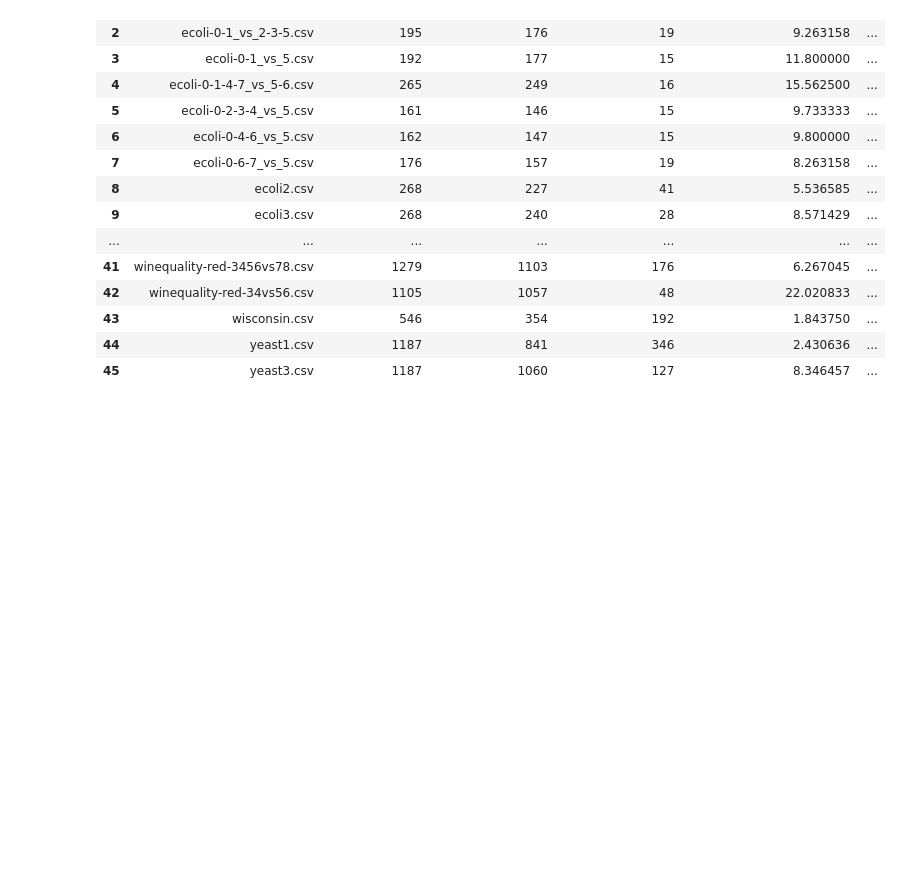
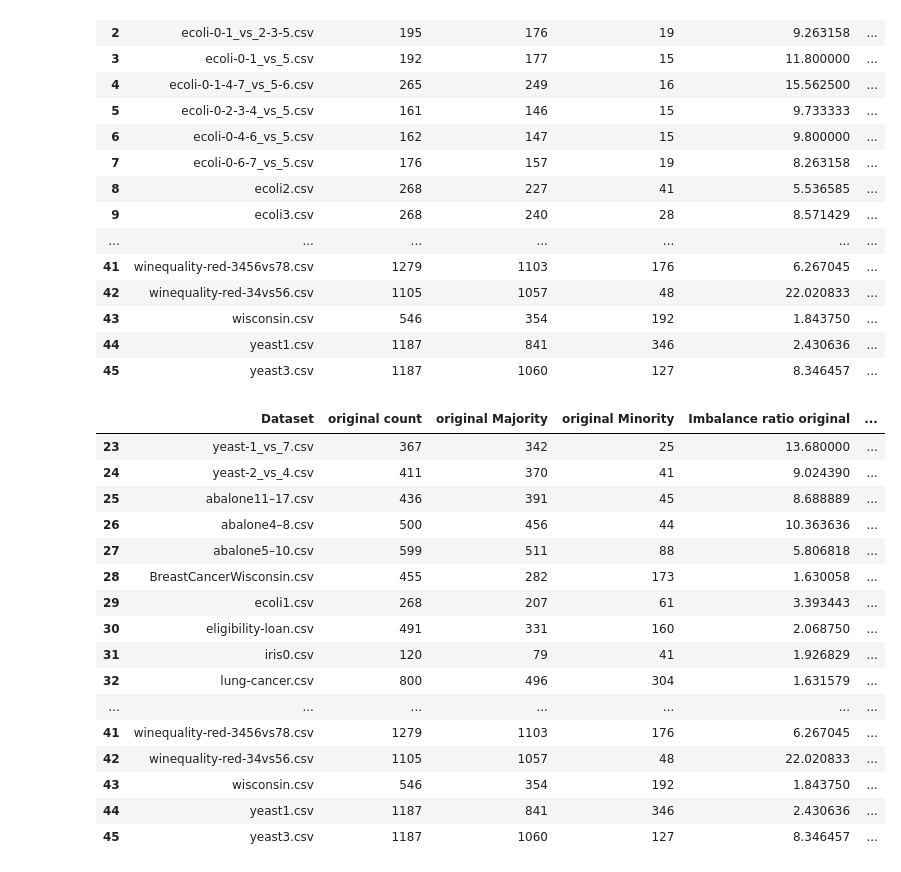
Before and after one commit to doniaagharbii/Data-science-Lab-2-Resampling-algorithms-based-on-sample-concatenation-for-imbalance-learning, a Jupyter notebook: conLinearDiscriminantAnalysis.ipynb, the cells around one changed output. Saved outputs shown, nothing was run; the diff lists cells and outputs as text; code cells hidden in the pictures; blank space fills up the shorter version.

```diff
--- a/conLinearDiscriminantAnalysis.ipynb
+++ b/conLinearDiscriminantAnalysis.ipynb
@@ -112,10 +112,10 @@ def calculate(df,minlabel, majlabel):
 
     majclass = df[df[df.columns[-1]] == majlabel]
     sigma = np.var(majclass.to_numpy()) #Strandard deviation of the majority class  # square root variance formula
-    Zalpha = scipy.stats.norm.ppf(.05) #the critical value of the Z test at the significance level α
+    Zalpha = scipy.stats.norm.ppf(0.5) #the critical value of the Z test at the significance level α
     epsilone =  pow(10,-4) # acceptable tolerance error that can be adjusted as required 10 power -4
 
-    n2= (N*Zalpha*epsilone*sigma)/((N*epsilone**2)+ (Zalpha*epsilone*sigma**2))
+    n2= (N*(Zalpha**2)*sigma)/((N*epsilone**2)+((Zalpha**2)*sigma))
 
     pr = n2/n1
 
@@ -312,6 +312,26 @@ compare
 | 43 | wisconsin.csv | 546 | 354 | 192 | 1.843750 | ... |
 | 44 | yeast1.csv | 1187 | 841 | 346 | 2.430636 | ... |
 | 45 | yeast3.csv | 1187 | 1060 | 127 | 8.346457 | ... |
+# %%
+compare.tail(23)
+# %% [output]
+|  | Dataset | original count | original Majority | original Minority | Imbalance ratio original | ... |
+| 23 | yeast-1_vs_7.csv | 367 | 342 | 25 | 13.680000 | ... |
+| 24 | yeast-2_vs_4.csv | 411 | 370 | 41 | 9.024390 | ... |
+| 25 | abalone11–17.csv | 436 | 391 | 45 | 8.688889 | ... |
+| 26 | abalone4–8.csv | 500 | 456 | 44 | 10.363636 | ... |
+| 27 | abalone5–10.csv | 599 | 511 | 88 | 5.806818 | ... |
+| 28 | BreastCancerWisconsin.csv | 455 | 282 | 173 | 1.630058 | ... |
+| 29 | ecoli1.csv | 268 | 207 | 61 | 3.393443 | ... |
+| 30 | eligibility-loan.csv | 491 | 331 | 160 | 2.068750 | ... |
+| 31 | iris0.csv | 120 | 79 | 41 | 1.926829 | ... |
+| 32 | lung-cancer.csv | 800 | 496 | 304 | 1.631579 | ... |
+| ... | ... | ... | ... | ... | ... | ... |
+| 41 | winequality-red-3456vs78.csv | 1279 | 1103 | 176 | 6.267045 | ... |
+| 42 | winequality-red-34vs56.csv | 1105 | 1057 | 48 | 22.020833 | ... |
+| 43 | wisconsin.csv | 546 | 354 | 192 | 1.843750 | ... |
+| 44 | yeast1.csv | 1187 | 841 | 346 | 2.430636 | ... |
+| 45 | yeast3.csv | 1187 | 1060 | 127 | 8.346457 | ... |
 # %%
 classificationCompare.head(50)
 # %% [output]
```
Also changed, not shown: 2 other files.
